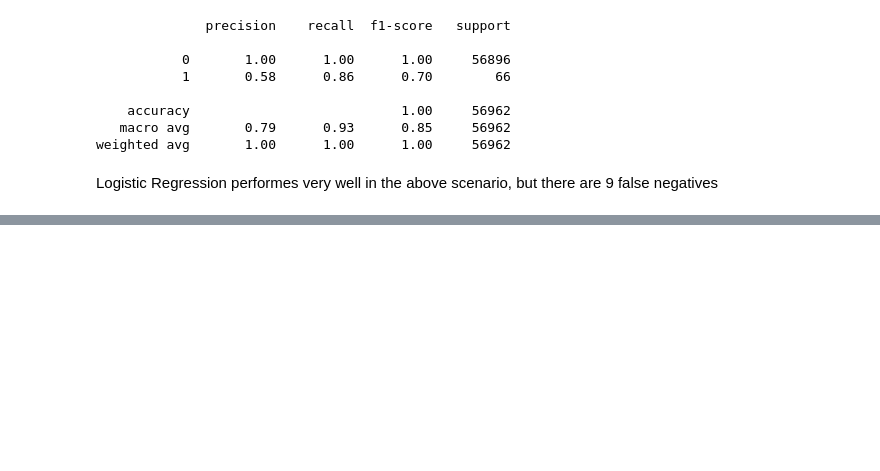
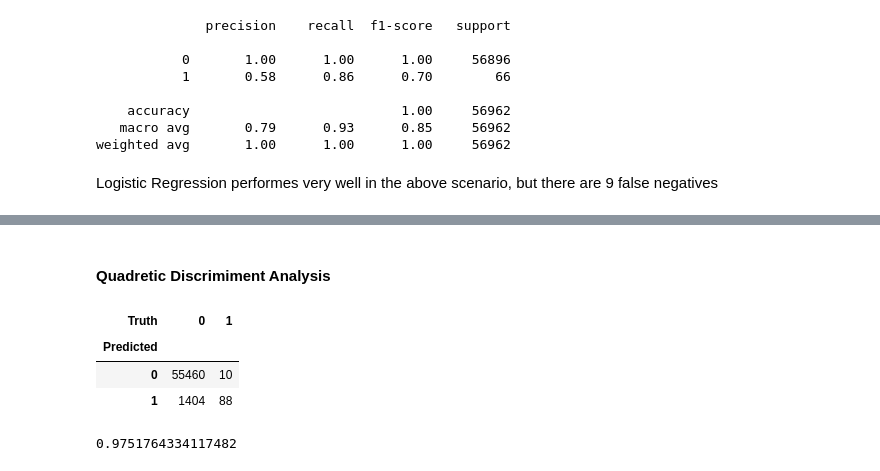
Before and after one commit to ChirasthiT/CreditCard-Fraud-Analysis-Detection-Python, a Jupyter notebook: credit_card_analysis.ipynb, the cells around one changed output, grey strips where cells are left out. Saved outputs shown, nothing was run; the diff lists cells and outputs as text; code cells hidden in the pictures; blank space fills up the shorter version.

```diff
--- a/credit_card_analysis.ipynb
+++ b/credit_card_analysis.ipynb
@@ -211,0 +240,15 @@ Logistic Regression performes very well in the above scenario, but there are 9 f
+# %% [markdown]
+#### Quadretic Discrimiment Analysis
+# %%
+qda = QDA()
+qda_pred = qda.fit(X_train, y_train).predict(X_test)
+confusion_table(qda_pred, y_test)
+# %% [output]
+| Truth | 0 | 1 |
+| Predicted |  |  |
+| 0 | 55460 | 10 |
+| 1 | 1404 | 88 |
+# %%
+accuracy_score(qda_pred, y_test)
+# %% [output]
+0.9751764334117482
```
Also changed, not shown: parts of 11 cells of this notebook.
